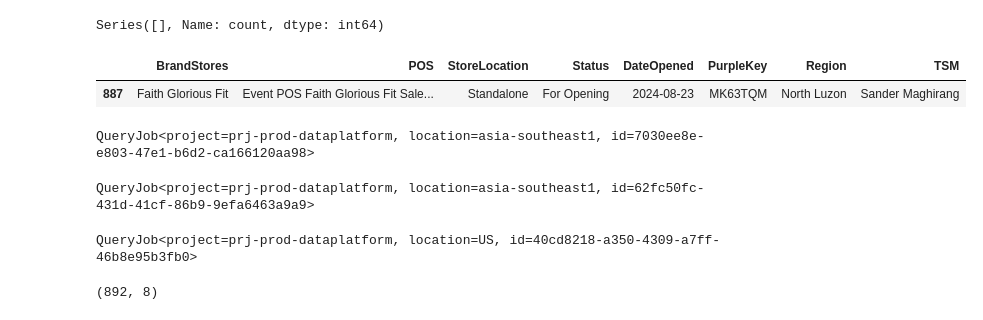
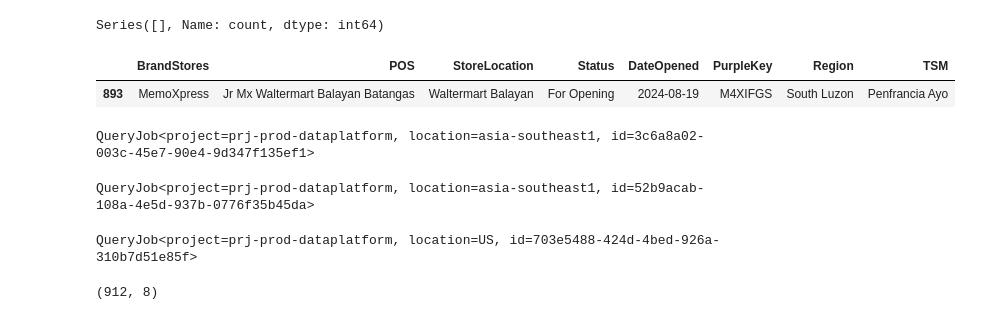
Before and after one commit to dchakroborti-tonik/POS_Addition, a Jupyter notebook: Notebook/Pos_mapping_new.ipynb, the cells around one changed output. Drawn from its saved outputs; the diff is of its cells as text; code cells hidden in the pictures.

```diff
--- a/Notebook/Pos_mapping_new.ipynb
+++ b/Notebook/Pos_mapping_new.ipynb
@@ -24,6 +24,6 @@ client = bigquery.Client(project='prj-prod-dataplatform')
 # Set options or configurations as needed
 # Example: pd.set_option('display.max_columns', None)
 # %%
-df = pd.read_csv(r"C:\Users\DwaipayanChakroborti\OneDrive - Tonik Financial Pte Ltd\MyStuff\SIL Sales\Shin Nebria\POS_Addition\Data\pos_add_20240823_file1.csv")
+df = pd.read_csv(r"C:\Users\DwaipayanChakroborti\OneDrive - Tonik Financial Pte Ltd\MyStuff\SIL Sales\Shin Nebria\POS_Addition\Data\pos_add_20240823_file2.csv")
 df.shape
 # %% [output]
@@ -365,32 +388,32 @@ print(filtered_counts)
 # %% [output]
 Series([], Name: count, dtype: int64)
 # %%
-df[df['PurpleKey']== 'MK63TQM']
+df[df['PurpleKey']== 'M4XIFGS']
 # %% [output]
 |  | BrandStores | POS | StoreLocation | Status | DateOpened | PurpleKey | Region | TSM |
-| 887 | Faith Glorious Fit | Event POS Faith Glorious Fit Sale... | Standalone | For Opening | 2024-08-23 | MK63TQM | North Luzon | Sander Maghirang |
+| 893 | MemoXpress | Jr Mx Waltermart Balayan Batangas | Waltermart Balayan | For Opening | 2024-08-19 | M4XIFGS | South Luzon | Penfrancia Ayo |
 # %%
 sq = """drop table prj-prod-dataplatform.dap_ds_poweruser_playground.POS_TSM_MAPIING;"""
 
 client.query(sq)
 # %% [output]
-QueryJob<project=prj-prod-dataplatform, location=asia-southeast1, id=7030ee8e-e803-47e1-b6d2-ca166120aa98>
+QueryJob<project=prj-prod-dataplatform, location=asia-southeast1, id=3c6a8a02-003c-45e7-90e4-9d347f135ef1>
 # %%
 sq = """create table prj-prod-dataplatform.dap_ds_poweruser_playground.POS_TSM_MAPIING as select * from prj-prod-dataplatform.dap_ds_poweruser_playground.POS_TSM_MAPIING1;"""
 client.query(sq)
 # %% [output]
-QueryJob<project=prj-prod-dataplatform, location=asia-southeast1, id=62fc50fc-431d-41cf-86b9-9efa6463a9a9>
+QueryJob<project=prj-prod-dataplatform, location=asia-southeast1, id=52b9acab-108a-4e5d-937b-0776f35b45da>
 # %%
 client.query("commit")
 # %% [output]
-QueryJob<project=prj-prod-dataplatform, location=US, id=40cd8218-a350-4309-a7ff-46b8e95b3fb0>
+QueryJob<project=prj-prod-dataplatform, location=US, id=703e5488-424d-4bed-926a-310b7d51e85f>
 # %%
 sq = """select * from prj-prod-dataplatform.dap_ds_poweruser_playground.POS_TSM_MAPIING;"""
 
 df = client.query(sq).to_dataframe(progress_bar_type='tqdm')
 df.shape
 # %% [output]
-(892, 8)
+(912, 8)
 # %%
 df[df['BrandStores']=='VMax Mobile'].sort_values(by='DateOpened')
 # %% [output]
```
Also changed, not shown: parts of 34 cells of this notebook, 3 other files.
